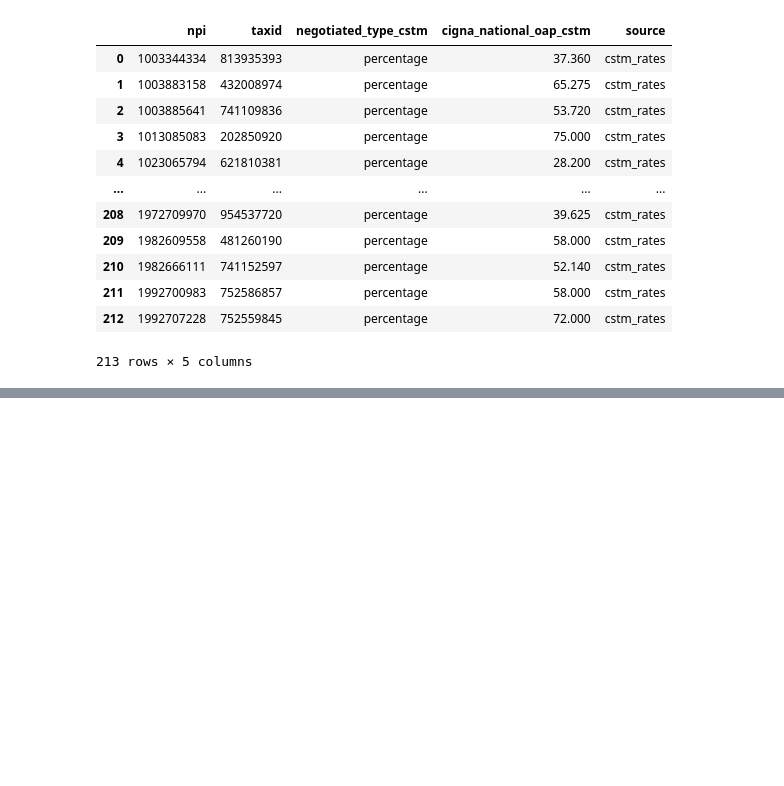
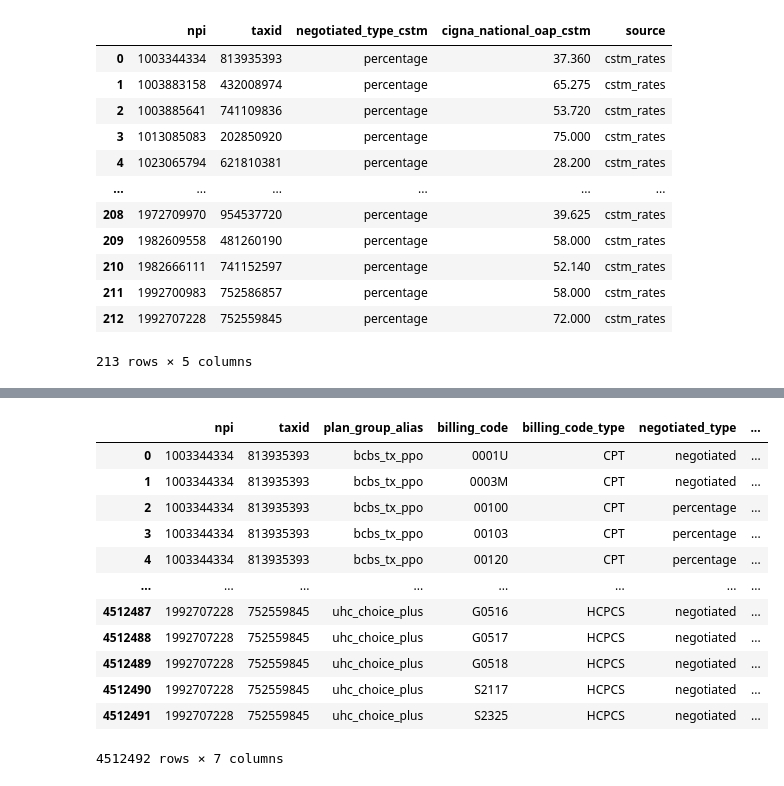
Before and after one commit to benefitsscience/HospitalScorecard, a Jupyter notebook: MarketPosition_OP_New.ipynb, the cells around one changed output, grey strips where cells are left out. Cells and saved outputs as stored; diff of their text form; code cells hidden in the pictures; blank space fills up the shorter version.

```diff
--- a/MarketPosition_OP_New.ipynb
+++ b/MarketPosition_OP_New.ipynb
@@ -299,7 +364,8 @@ mrf_search_stage = mrf_search_stage[~duplicates]
 mrf_search_stage = mrf_search_stage.drop(columns=['processing_information', 'sort_order'])
 
 outlier_rates = pd.read_csv('outlier_result.gz', compression='gzip', low_memory=False, dtype={'billing_code': str})
-removed_outliers = ['80053','99284', 'J9271']
+outlier_rates = outlier_rates[outlier_rates['billing_code_type'] != 'HCPCS']
+removed_outliers = ['80053','99284', 'J9271', '97110', '77067', 'J9299', '99283', '99285', '99281', '99282', '77300']
 outlier_rates = outlier_rates[~outlier_rates['billing_code'].isin(removed_outliers)]
 outlier_rates = outlier_rates[['billing_code_type', 'billing_code', 'negotiated_type', 'rec_lb_outlier', 'rec_ub_outlier']].drop_duplicates()
 mrf_search_stage = mrf_search_stage.merge(outlier_rates, on=['billing_code', 'billing_code_type', 'negotiated_type'], how='left')
@@ -323,8 +389,8 @@ mrf_search_stage.drop(columns=['rec_lb_outlier', 'rec_ub_outlier'], inplace=True
 
 mrf_search_stage['source'] = 'mrf_search_stage'
 
-# mrf_search_stage = mrf_search_stage[mrf_search_stage['billing_code'] == '80053']
-# mrf_search_stage = mrf_search_stage[mrf_search_stage['taxid'] == '742730328']
+# mrf_search_stage = mrf_search_stage[mrf_search_stage['billing_code'] == '97799']
+# mrf_search_stage = mrf_search_stage[mrf_search_stage['taxid'] == '274586141']
 mrf_search_stage
 # %% [output]
 |  | npi | taxid | plan_group_alias | billing_code | billing_code_type | negotiated_type | ... |
@@ -387,11 +480,35 @@ cstm_cigna_0
 # %%
-df_rates = pd.concat([mrf_search_stage,inn_rates])
+df_rates = pd.concat([mrf_search_stage,inn_rates,uhc_cstm_rates])
+UTSW = pd.read_csv('ProviderFiles/utsw_op.csv', dtype={'npi': str, 'taxid': str, 'billing_code': str}).drop_duplicates()
+df_rates = df_rates.query("not (taxid.isin(['746001118']) and plan_group_alias == 'bcbs_tx_ppo' and negotiated_type == 'negotiated')")
+df_rates = df_rates.query("not (taxid.isin(['741152597']) and npi.isin(['1730132234']))")
+df_rates = df_rates.query("not (taxid.isin(['753175630']) and npi.isin(['1285798918']) and billing_code.isin(['77300']))")
+df_rates = pd.concat([df_rates, UTSW])
 df_rates['negotiated_type'] = df_rates['negotiated_type'].replace('fee schedule', 'negotiated')
 
-df_rates = df_rates.query("not (taxid.isin(['746001118']) and plan_group_alias == 'bcbs_tx_ppo' and negotiated_type == 'negotiated')")
+
+
 
 df_rates.sort_values(by=['npi','taxid','plan_group_alias','billing_code','billing_code_type'], inplace=True)
 df_rates = df_rates.groupby(['npi','taxid','plan_group_alias','billing_code','billing_code_type','negotiated_type']).agg({'negotiated_rate_cal':'mean'}).reset_index()
+
+# df_rates = df_rates[df_rates['billing_code'] == 'Q5115']
+# df_rates = df_rates[df_rates['taxid'] == '753175630']
+df_rates
+# %% [output]
+|  | npi | taxid | plan_group_alias | billing_code | billing_code_type | negotiated_type | ... |
+| 0 | 1003344334 | 813935393 | bcbs_tx_ppo | 0001U | CPT | negotiated | ... |
+| 1 | 1003344334 | 813935393 | bcbs_tx_ppo | 0003M | CPT | negotiated | ... |
+| 2 | 1003344334 | 813935393 | bcbs_tx_ppo | 00100 | CPT | percentage | ... |
+| 3 | 1003344334 | 813935393 | bcbs_tx_ppo | 00103 | CPT | percentage | ... |
+| 4 | 1003344334 | 813935393 | bcbs_tx_ppo | 00120 | CPT | percentage | ... |
+| ... | ... | ... | ... | ... | ... | ... | ... |
+| 4512487 | 1992707228 | 752559845 | uhc_choice_plus | G0516 | HCPCS | negotiated | ... |
+| 4512488 | 1992707228 | 752559845 | uhc_choice_plus | G0517 | HCPCS | negotiated | ... |
+| 4512489 | 1992707228 | 752559845 | uhc_choice_plus | G0518 | HCPCS | negotiated | ... |
+| 4512490 | 1992707228 | 752559845 | uhc_choice_plus | S2117 | HCPCS | negotiated | ... |
+| 4512491 | 1992707228 | 752559845 | uhc_choice_plus | S2325 | HCPCS | negotiated | ... |
+4512492 rows × 7 columns
 # %%
 match_0 = df_rates.pivot(index=['npi', 'taxid', 'billing_code', 'billing_code_type', 'negotiated_type'],
                 columns=['plan_group_alias'],
```
Also changed, not shown: parts of 14 cells of this notebook, 28 other files.
